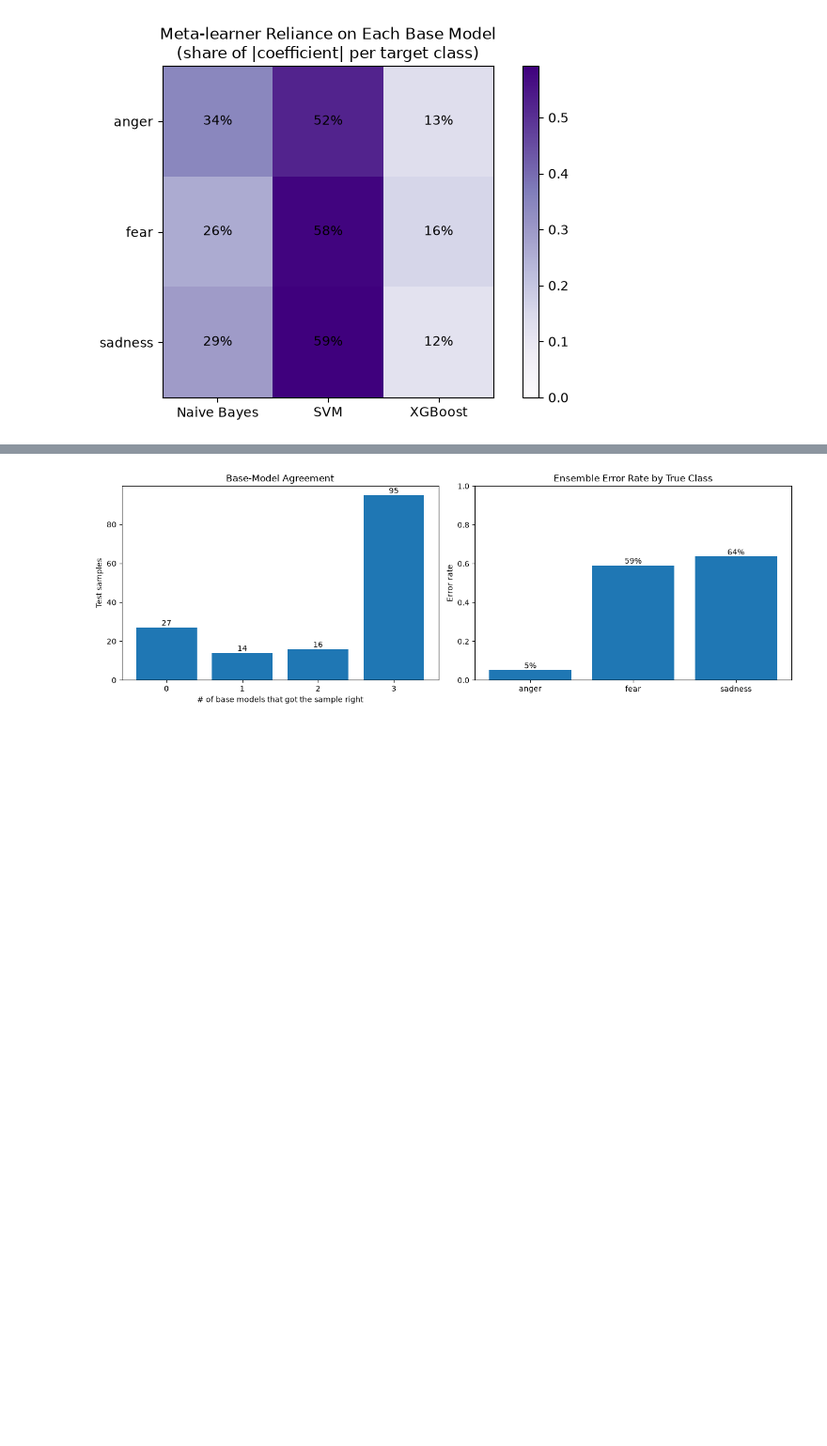
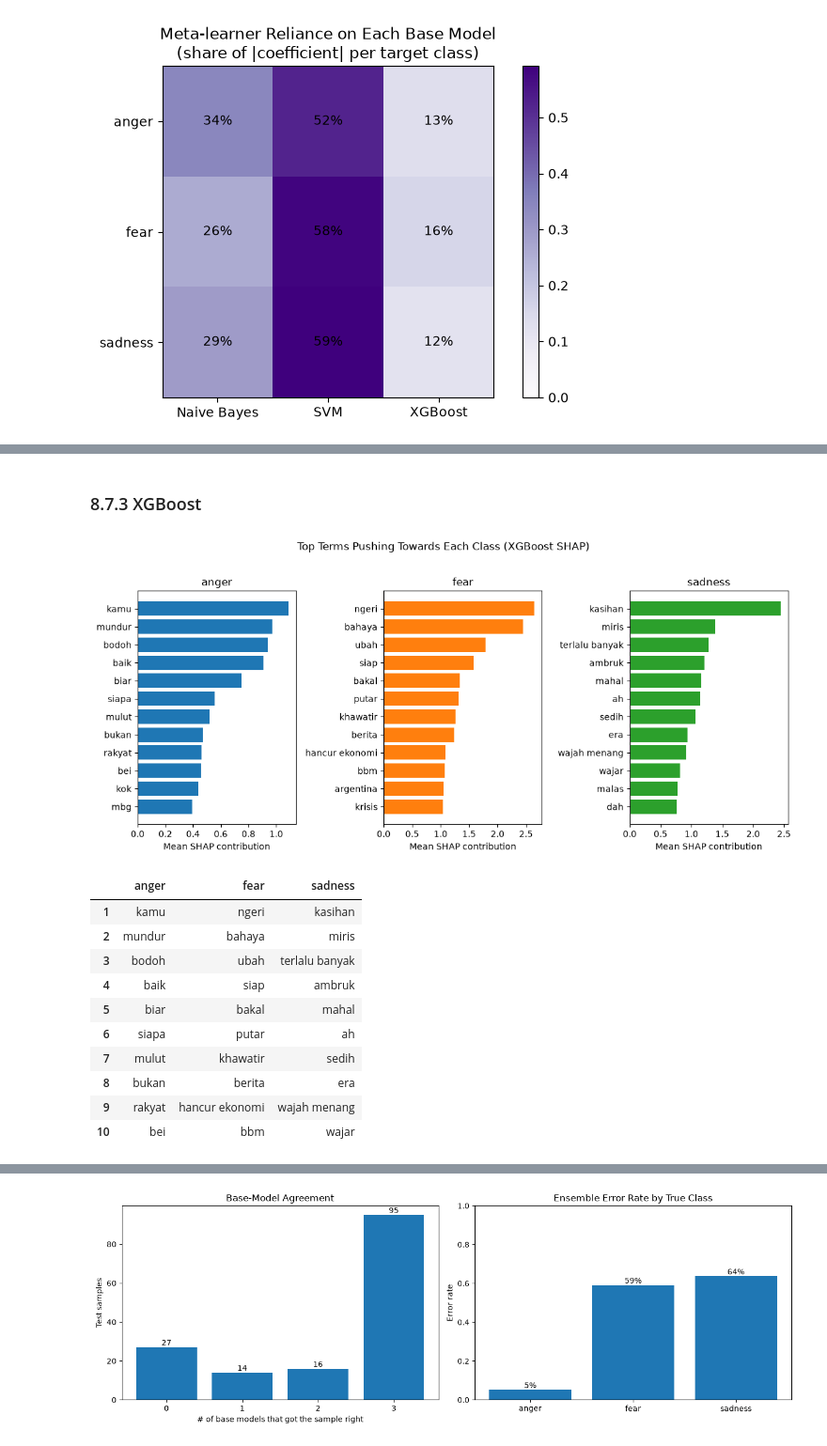
Before and after one commit to WilsonnnTan/ML, a Jupyter notebook: notebooks/model.ipynb, the cells around one changed output, grey strips where cells are left out. Shown at 94% size. Drawn from its saved outputs; the diff is of its cells as text; code cells hidden in the pictures; blank space fills up the shorter version.

```diff
--- a/notebooks/model.ipynb
+++ b/notebooks/model.ipynb
@@ -773,0 +879,36 @@ plt.tight_layout(); save_fig("svm_top_terms"); plt.show()
+# %% [markdown]
+### 8.7.3 XGBoost
+# %%
+import xgboost as xgb
+
+xgb_tfidf = xgb_model.named_steps["tfidf"]
+xgb_vocab = np.array(xgb_tfidf.get_feature_names_out())
+booster   = xgb_model.named_steps["clf"].get_booster()
+
+# TreeSHAP: per-document, per-class, per-feature contributions to the class score (last column = bias)
+Xtr_tfidf  = xgb_tfidf.transform(X_train)
+contribs   = booster.predict(xgb.DMatrix(Xtr_tfidf), pred_contribs=True)[:, :, :-1]   # (n, K, n_features)
+
+# average only over documents that actually contain the term (same idea as coef * tfidf for the linear models)
+present    = (Xtr_tfidf > 0).toarray().astype(float)                     # (n, n_features)
+doc_count  = present.sum(axis=0)
+xgb_scores = (contribs * present[:, None, :]).sum(axis=0) / np.maximum(doc_count, 1)   # (K, n_features)
+xgb_scores[:, doc_count < 3] = xgb_scores.min()                          # ignore terms seen in < 3 documents
+
+TERM_SCORES["XGBoost"] = (xgb_vocab, xgb_scores)
+plot_top_terms(xgb_vocab, xgb_scores, "Top Terms Pushing Towards Each Class (XGBoost SHAP)",
+               "xgb_top_terms", xlabel="Mean SHAP contribution")
+display(top_terms_table(xgb_vocab, xgb_scores))
+# %% [output]
+[figure, added]
+|  | anger | fear | sadness |
+| 1 | kamu | ngeri | kasihan |
+| 2 | mundur | bahaya | miris |
+| 3 | bodoh | ubah | terlalu banyak |
+| 4 | baik | siap | ambruk |
+| 5 | biar | bakal | mahal |
+| 6 | siapa | putar | ah |
+| 7 | mulut | khawatir | sedih |
+| 8 | bukan | berita | era |
+| 9 | rakyat | hancur ekonomi | wajah menang |
+| 10 | bei | bbm | wajar |
```
Also changed, not shown: parts of 15 cells of this notebook, 5 other files.
